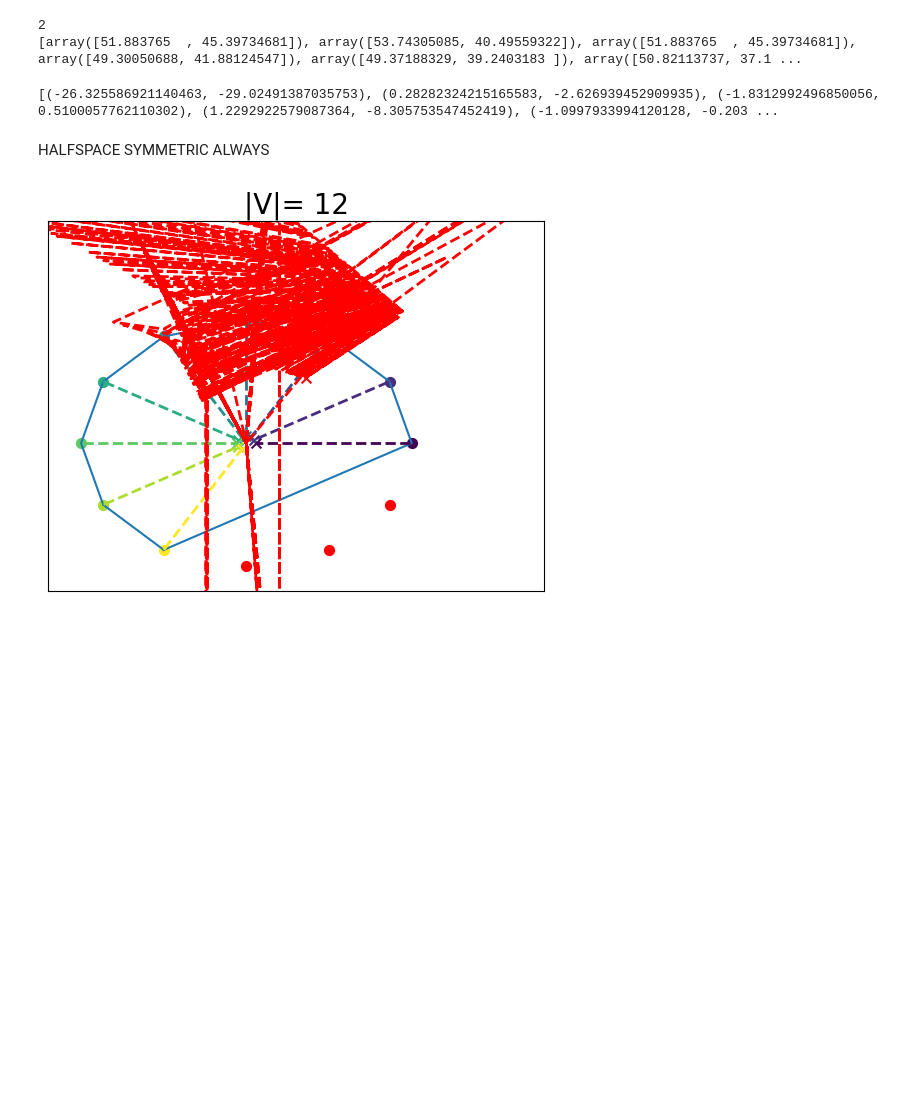
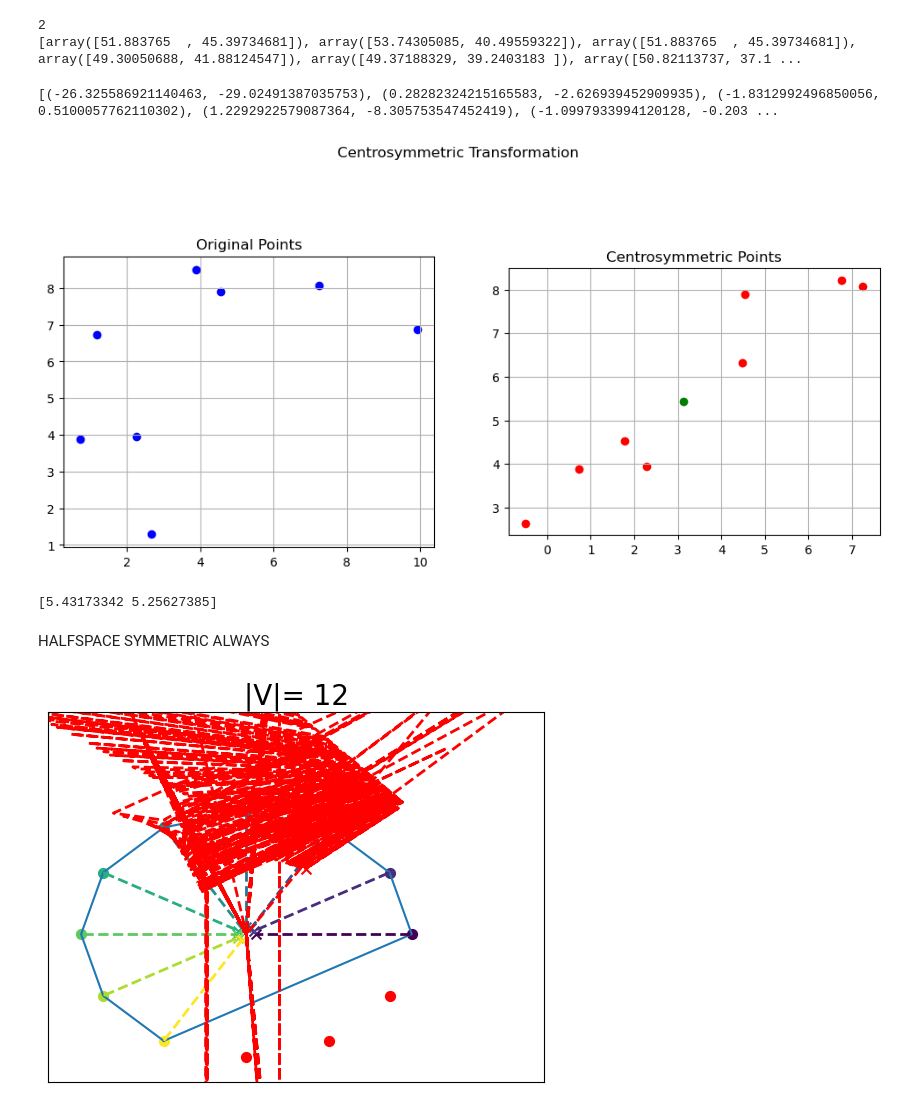
Before and after one commit to ChrisAshtonLee/Tukey, a Jupyter notebook: TukeyMedian.ipynb, the cells around one changed output. Saved outputs shown, nothing was run; the diff lists cells and outputs as text; code cells hidden in the pictures; blank space fills up the shorter version.

```diff
--- a/TukeyMedian.ipynb
+++ b/TukeyMedian.ipynb
@@ -628,9 +801,44 @@ def isFacet(m,b,x,points,opp_points,LR):
+# %%
+import matplotlib.pyplot as plt
+
+# Generate 12 random 6points
+n_points = 8
+original_points = np.random.rand(n_points, 2) * 10
+
+# Run the transformation
+try:
+    symmetric_points,intersection_point = make_centrosymmetric(original_points)
+
+    # --- Visualization ---
+    fig, (ax1, ax2) = plt.subplots(1, 2, figsize=(12, 6))
+
+    ax1.scatter(original_points[:, 0], original_points[:, 1], c='blue', label='Original Points')
+    ax1.set_title('Original Points')
+    ax1.set_aspect('equal', adjustable='box')
+    ax1.grid(True)
+
+    ax2.scatter(symmetric_points[:, 0], symmetric_points[:, 1], c='red', label='Symmetric Points')
+    ax2.set_title('Centrosymmetric Points')
+    ax2.set_aspect('equal', adjustable='box')
+    ax2.grid(True)
+    ax2.scatter(intersection_point[0],intersection_point[1], c = 'green')
+    plt.suptitle('Centrosymmetric Transformation')
+    plt.show()
+
+except (RuntimeError, ValueError) as e:
+    print(f"An error occurred: {e}")
+# %% [output]
+[figure, added]
 # %%
 temp = Xhist[0]
 for i in range(1,len(Xhist)):
     temp = np.vstack((temp,Xhist[i]))
 df = pd.DataFrame(temp)
 df.to_csv("Xhist.csv")
+# %%
+print(intersection_point)
+# %% [output]
+[5.43173342 5.25627385]
 # %% [markdown]
 HALFSPACE SYMMETRIC ALWAYS
 # %%
```
Also changed, not shown: parts of 10 cells of this notebook.
